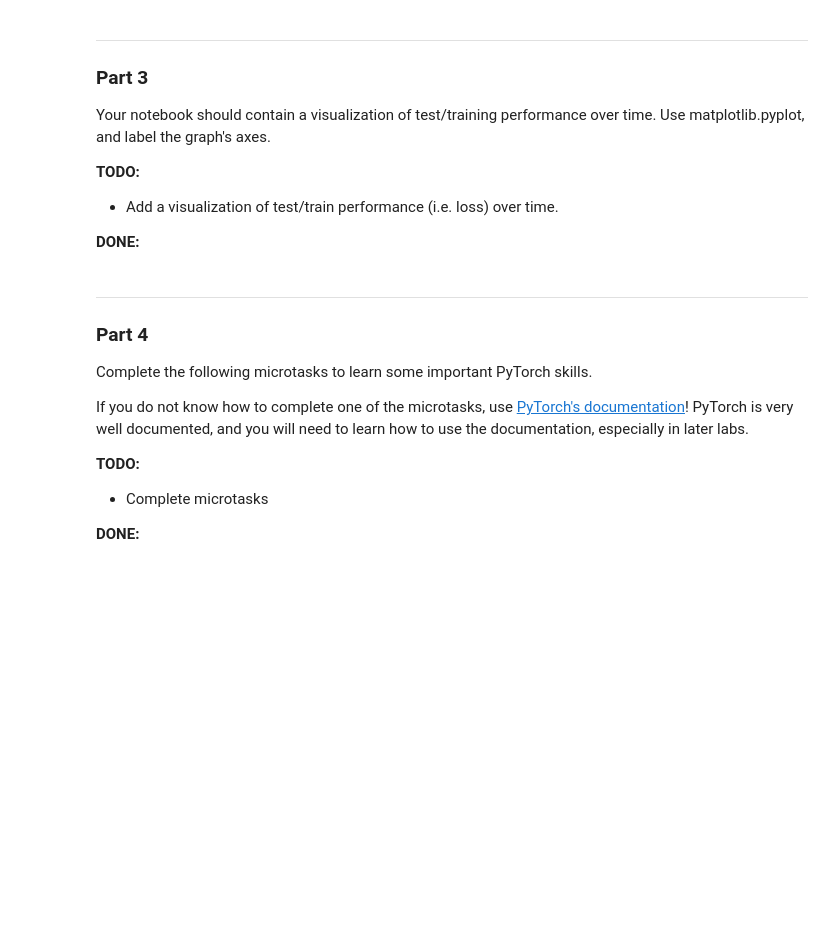
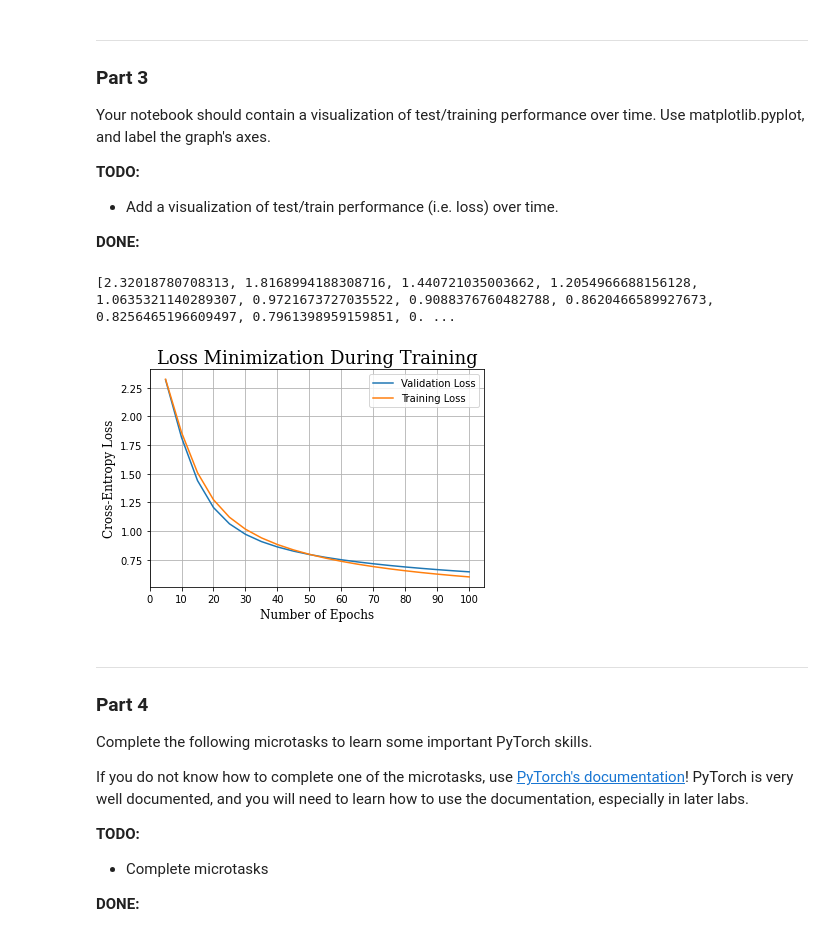
Before and after one commit to joseph-buck/cs474, a Jupyter notebook: lab-notebooks/DL_Lab2_work.ipynb, the cells around one changed output. Cells and saved outputs as stored; diff of their text form; code cells hidden in the pictures; blank space fills up the shorter version.

Commit message:
Finished the plots

```diff
--- a/lab-notebooks/DL_Lab2_work.ipynb
+++ b/lab-notebooks/DL_Lab2_work.ipynb
@@ -267,3 +243,21 @@ performance over time. Use matplotlib.pyplot, and label the graph's axes.
+# %%
+# Write your code to create a plot of your loss over time
+fig = plt.figure()
+ax = fig.add_subplot(111)
+ax.plot(range(5, len(validation_losses) * 5 + 1, 5), validation_losses, label="Validation Loss")
+ax.plot(range(5, len(train_losses) * 5 + 1, 5), train_losses, label="Training Loss")
+ax.set_title("Loss Minimization During Training", fontdict={'family':'serif', 'size':18})
+ax.set_xlabel('Number of Epochs', fontdict={'family':'serif', 'size':12})
+ax.set_ylabel('Cross-Entropy Loss', fontdict={'family':'serif', 'size':12})
+ax.set_xticks(ticks=np.arange(0, len(validation_losses) * 5 + 1, 10))
+ax.grid()
+ax.legend()
+
+
+print(validation_losses)
+# %% [output]
+[2.32018780708313, 1.8168994188308716, 1.440721035003662, 1.2054966688156128, 1.0635321140289307, 0.9721673727035522, 0.9088376760482788, 0.8620466589927673, 0.8256465196609497, 0.7961398959159851, 0. ...
+[figure, added]
 # %% [markdown]
 
 ___
```
Also changed, not shown: parts of 7 cells of this notebook.
